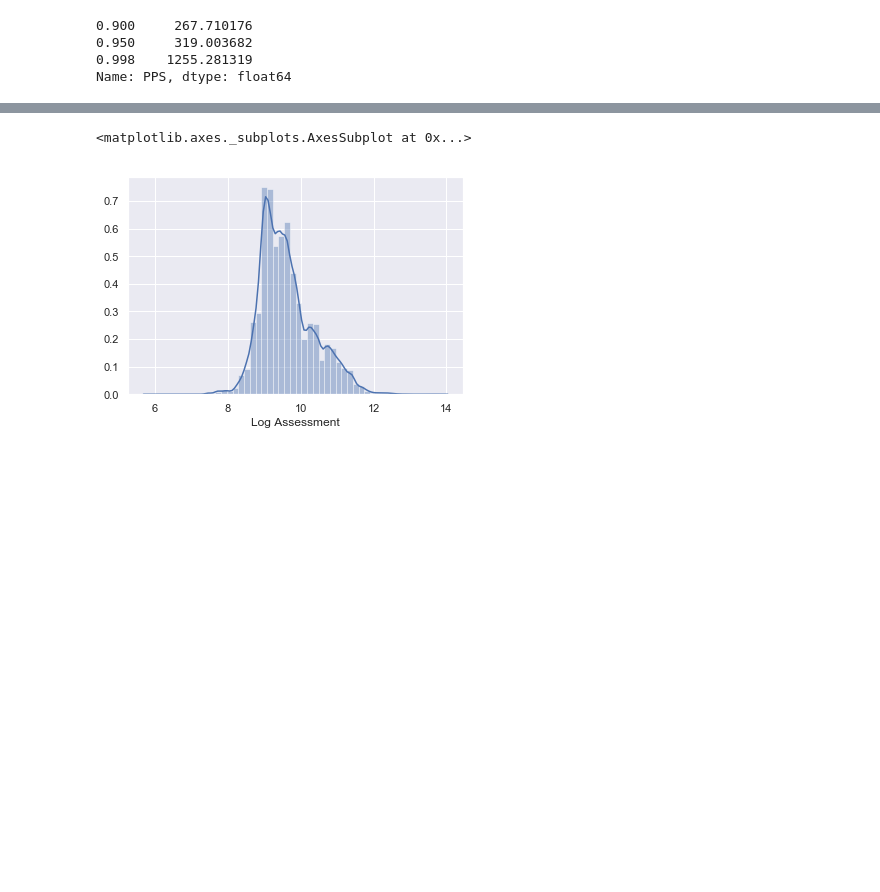
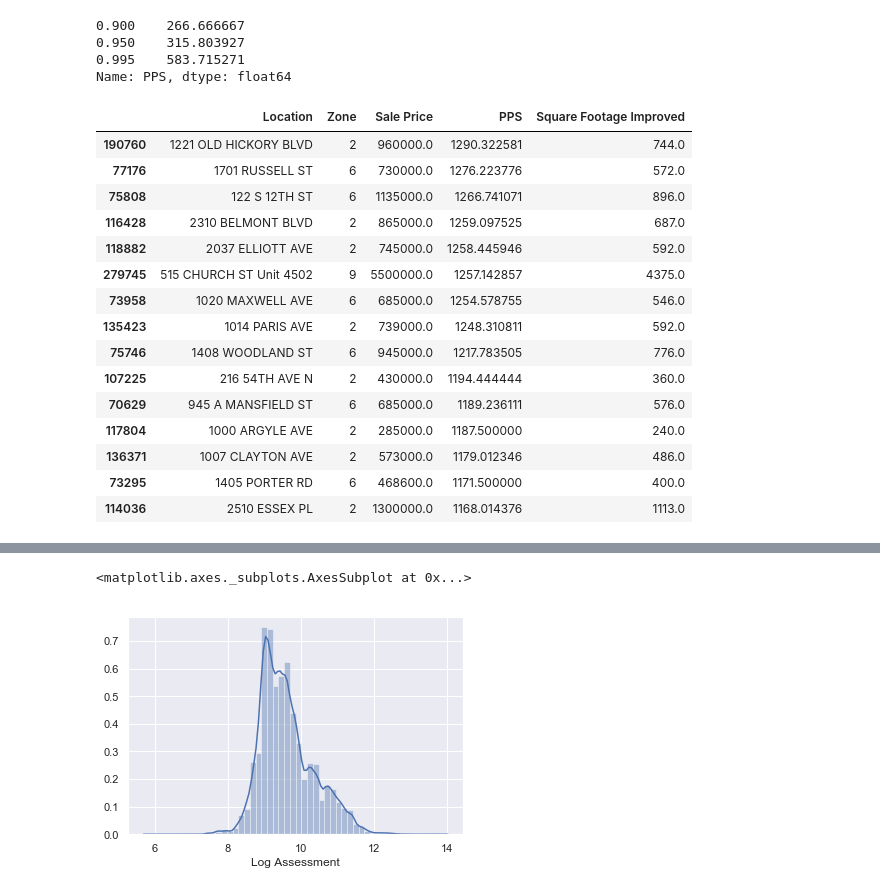
Before and after one commit to drewlehe/Nashville, a Jupyter notebook: MachineLearning.ipynb, the cells around one changed output, grey strips where cells are left out. Drawn from its saved outputs; the diff is of its cells as text; code cells hidden in the pictures; blank space fills up the shorter version.

```diff
--- a/MachineLearning.ipynb
+++ b/MachineLearning.ipynb
@@ -35,8 +43,27 @@ df['Quarter'] = df['Sale Date'].dt.quarter
 # %%
-df['PPS'].quantile([.9, .95, .998])
+df['PPS'].quantile([.9, .95, .995])
 # %% [output]
-0.900     267.710176
-0.950     319.003682
-0.998    1255.281319
+0.900    266.666667
+0.950    315.803927
+0.995    583.715271
 Name: PPS, dtype: float64
+# %%
+df.nlargest(15, 'PPS')[['Location', 'Zone', 'Sale Price', 'PPS', 'Square Footage Improved']]
+# %% [output]
+|  | Location | Zone | Sale Price | PPS | Square Footage Improved |
+| 190760 | 1221 OLD HICKORY BLVD | 2 | 960000.0 | 1290.322581 | 744.0 |
+| 77176 | 1701 RUSSELL ST | 6 | 730000.0 | 1276.223776 | 572.0 |
+| 75808 | 122 S 12TH ST | 6 | 1135000.0 | 1266.741071 | 896.0 |
+| 116428 | 2310 BELMONT BLVD | 2 | 865000.0 | 1259.097525 | 687.0 |
+| 118882 | 2037 ELLIOTT AVE | 2 | 745000.0 | 1258.445946 | 592.0 |
+| 279745 | 515 CHURCH ST Unit 4502 | 9 | 5500000.0 | 1257.142857 | 4375.0 |
+| 73958 | 1020 MAXWELL AVE | 6 | 685000.0 | 1254.578755 | 546.0 |
+| 135423 | 1014 PARIS AVE | 2 | 739000.0 | 1248.310811 | 592.0 |
+| 75746 | 1408 WOODLAND ST | 6 | 945000.0 | 1217.783505 | 776.0 |
+| 107225 | 216 54TH AVE N | 2 | 430000.0 | 1194.444444 | 360.0 |
+| 70629 | 945 A MANSFIELD ST | 6 | 685000.0 | 1189.236111 | 576.0 |
+| 117804 | 1000 ARGYLE AVE | 2 | 285000.0 | 1187.500000 | 240.0 |
+| 136371 | 1007 CLAYTON AVE | 2 | 573000.0 | 1179.012346 | 486.0 |
+| 73295 | 1405 PORTER RD | 6 | 468600.0 | 1171.500000 | 400.0 |
+| 114036 | 2510 ESSEX PL | 2 | 1300000.0 | 1168.014376 | 1113.0 |
 # %%
```
Also changed, not shown: parts of 17 cells of this notebook.
